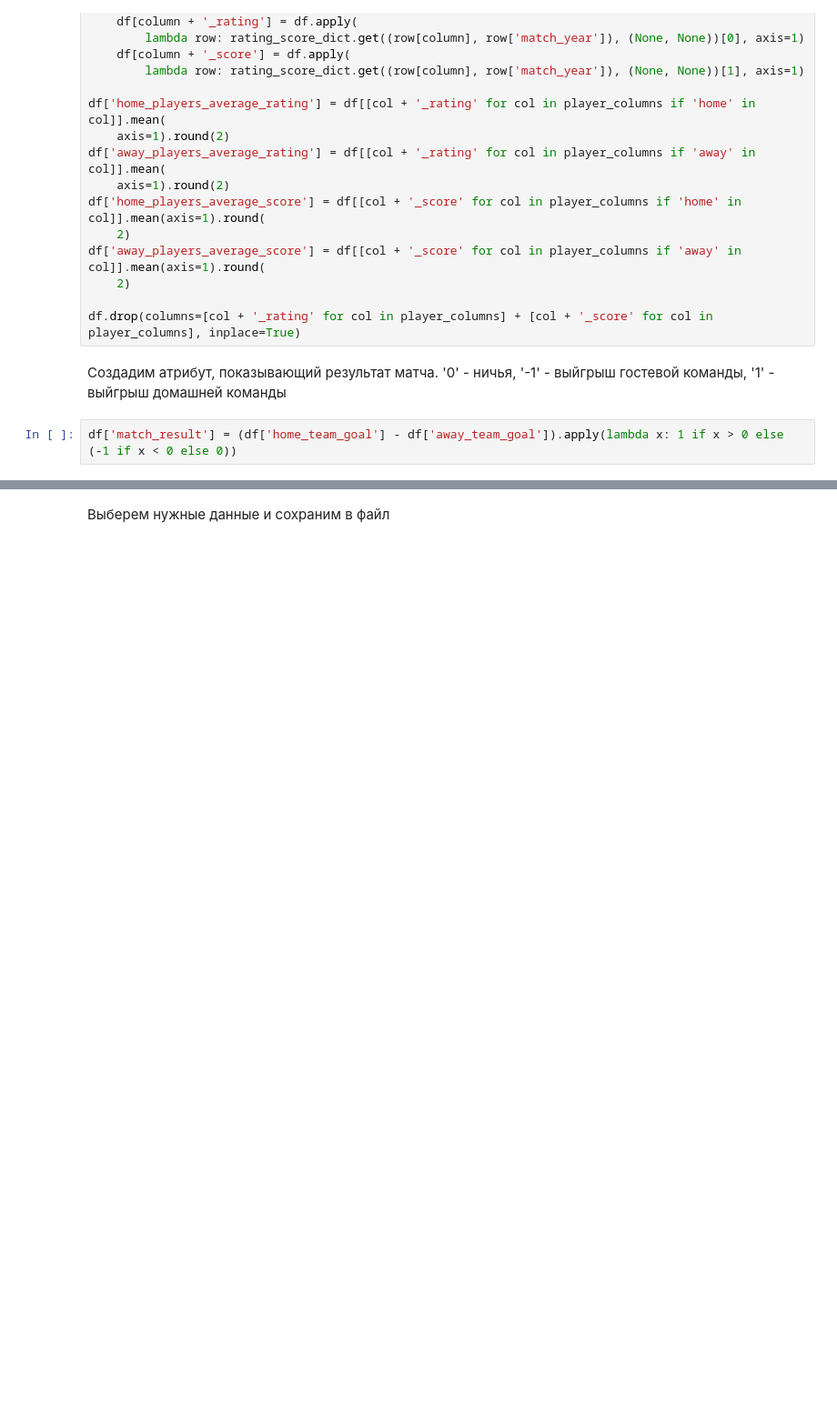
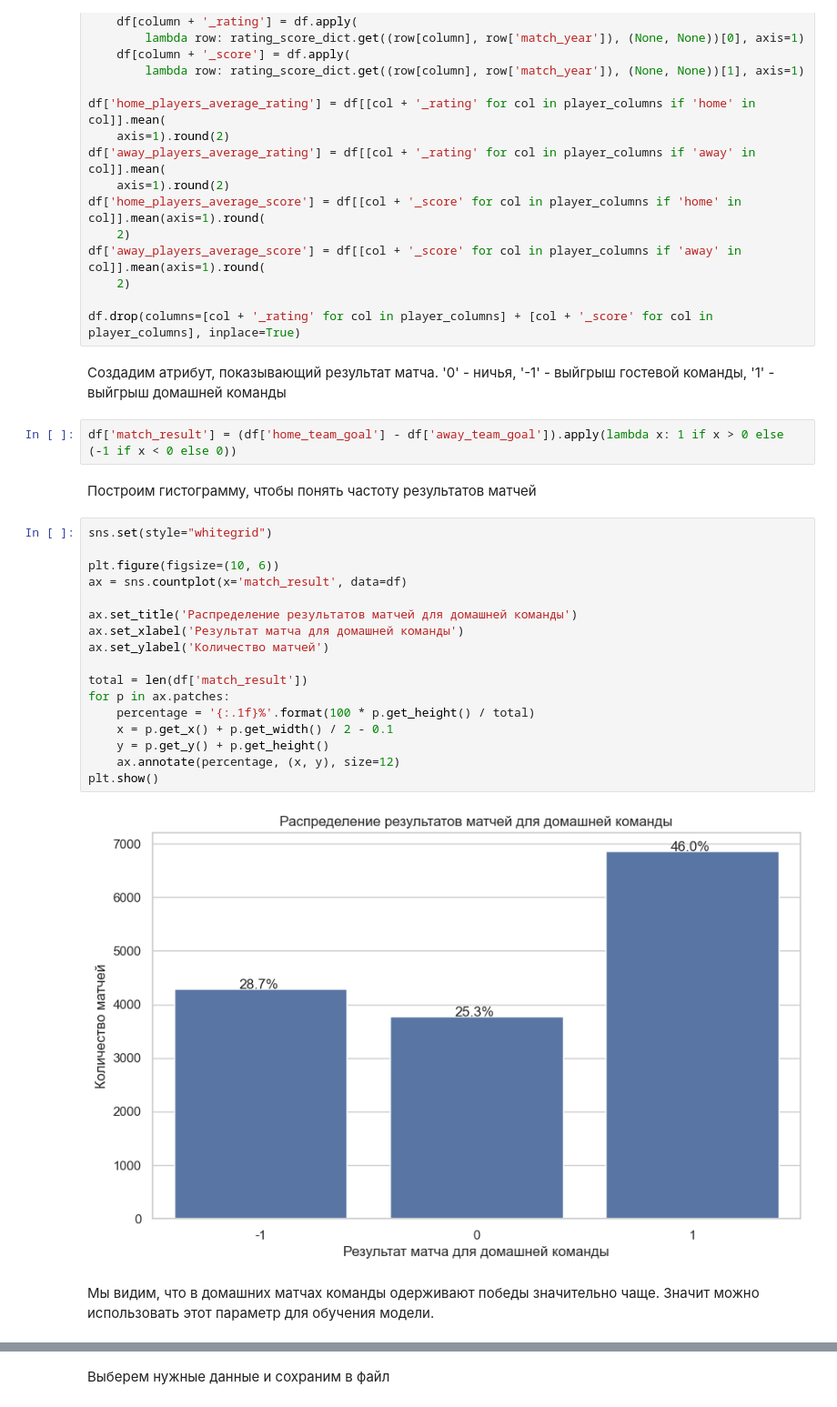
Before and after one commit to dplus-t/Changellenge_Final_Project, a Jupyter notebook: 2_Step.ipynb, the cells around one changed output, grey strips where cells are left out. Shown at 91% size. Saved outputs shown, nothing was run; the diff lists cells and outputs as text; blank space fills up the shorter version.

```diff
--- a/2_Step.ipynb
+++ b/2_Step.ipynb
@@ -378,3 +399,26 @@ df.drop(columns=[col + '_rating' for col in player_columns] + [col + '_score' fo
 Создадим атрибут, показывающий результат матча. '0' - ничья, '-1' - выйгрыш гостевой команды, '1' - выйгрыш домашней команды
 # %%
 df['match_result'] = (df['home_team_goal'] - df['away_team_goal']).apply(lambda x: 1 if x > 0 else (-1 if x < 0 else 0))
+# %% [markdown]
+Построим гистограмму, чтобы понять частоту результатов матчей
+# %%
+sns.set(style="whitegrid")
+
+plt.figure(figsize=(10, 6))
+ax = sns.countplot(x='match_result', data=df)
+
+ax.set_title('Распределение результатов матчей для домашней команды')
+ax.set_xlabel('Результат матча для домашней команды')
+ax.set_ylabel('Количество матчей')
+
+total = len(df['match_result'])
+for p in ax.patches:
+    percentage = '{:.1f}%'.format(100 * p.get_height() / total)
+    x = p.get_x() + p.get_width() / 2 - 0.1
+    y = p.get_y() + p.get_height()
+    ax.annotate(percentage, (x, y), size=12)
+plt.show()
+# %% [output]
+[figure, added]
+# %% [markdown]
+Мы видим, что в домашних матчах команды одерживают победы значительно чаще. Значит можно использовать этот параметр для обучения модели.
```
Also changed, not shown: parts of 10 cells of this notebook, 2 other files.
